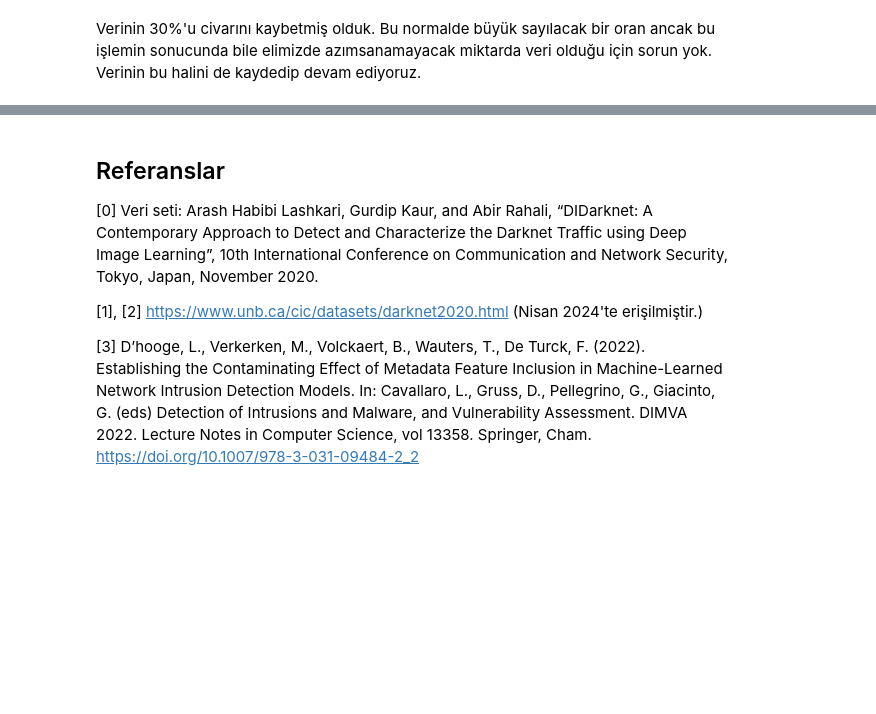
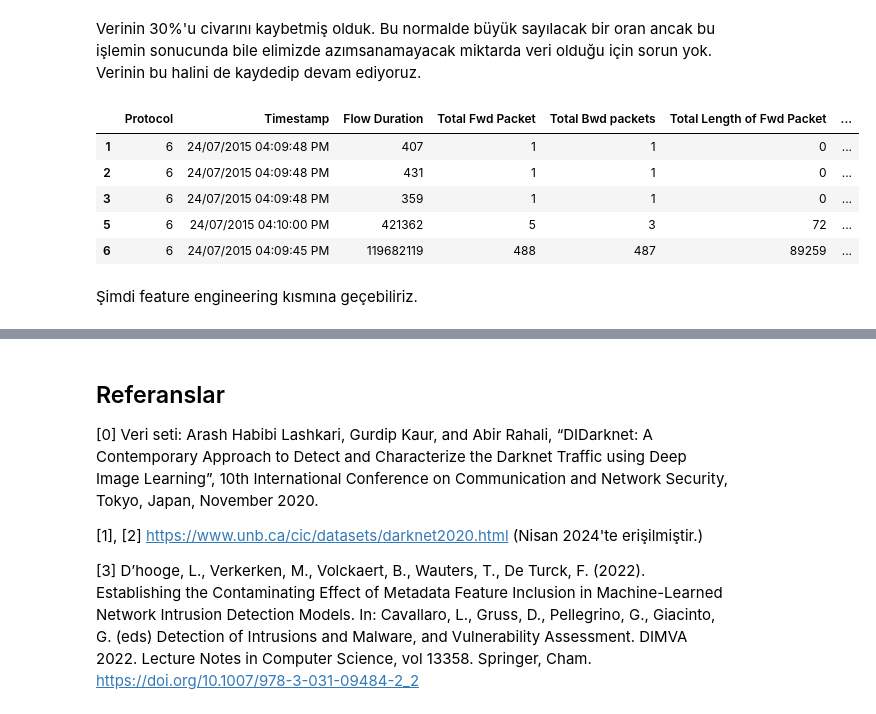
Before and after one commit to BoraDere/Darknet, a Jupyter notebook: nb.ipynb, the cells around one changed output, grey strips where cells are left out. Saved outputs shown, nothing was run; the diff lists cells and outputs as text; code cells hidden in the pictures; blank space fills up the shorter version.

```diff
--- a/nb.ipynb
+++ b/nb.ipynb
@@ -385,7 +385,7 @@ def outlier_printer(outliers, feature, df_):
 
     if len(mild_outliers) != 0:
         o1 = f"{feature} özelliğinde {len(mild_outliers)} mild outlier var."
-        o2 = f"{feature} özelliği {(len(mild_outliers) / len(df_)) * 100}% mild outlierdan oluşuyor."
+        o2 = f"{feature} özelliği {round((len(mild_outliers) / len(df_)) * 100, 2)}% mild outlierdan oluşuyor."
 
         print(o1)
         print(o2)
@@ -394,7 +394,7 @@ def outlier_printer(outliers, feature, df_):
 
     if len(extreme_outliers) != 0:
         o1 = f"{feature} özelliğinde {len(extreme_outliers)} extreme outlier var."
-        o2 = f"{feature} özelliği {(len(extreme_outliers) / len(df_)) * 100}% extreme outlierdan oluşuyor."
+        o2 = f"{feature} özelliği {round((len(extreme_outliers) / len(df_)) * 100, 2)}% extreme outlierdan oluşuyor."
 
         print(o1)
         print(o2)
@@ -500,3 +500,14 @@ outlier_removed_df.shape
 Verinin 30%'u civarını kaybetmiş olduk. Bu normalde büyük sayılacak bir oran ancak bu işlemin sonucunda bile elimizde azımsanamayacak miktarda veri olduğu için sorun yok. Verinin bu halini de kaydedip devam ediyoruz.
 # %%
 outlier_removed_df.to_parquet('./artifacts/OutlierRemovedDarknet.parquet')
+# %%
+outlier_removed_df.head()
+# %% [output]
+|  | Protocol | Timestamp | Flow Duration | Total Fwd Packet | Total Bwd packets | Total Length of Fwd Packet | ... |
+| 1 | 6 | 24/07/2015 04:09:48 PM | 407 | 1 | 1 | 0 | ... |
+| 2 | 6 | 24/07/2015 04:09:48 PM | 431 | 1 | 1 | 0 | ... |
+| 3 | 6 | 24/07/2015 04:09:48 PM | 359 | 1 | 1 | 0 | ... |
+| 5 | 6 | 24/07/2015 04:10:00 PM | 421362 | 5 | 3 | 72 | ... |
+| 6 | 6 | 24/07/2015 04:09:45 PM | 119682119 | 488 | 487 | 89259 | ... |
+# %% [markdown]
+Şimdi feature engineering kısmına geçebiliriz.
```
Also changed, not shown: parts of 19 cells of this notebook, 3 other files.
